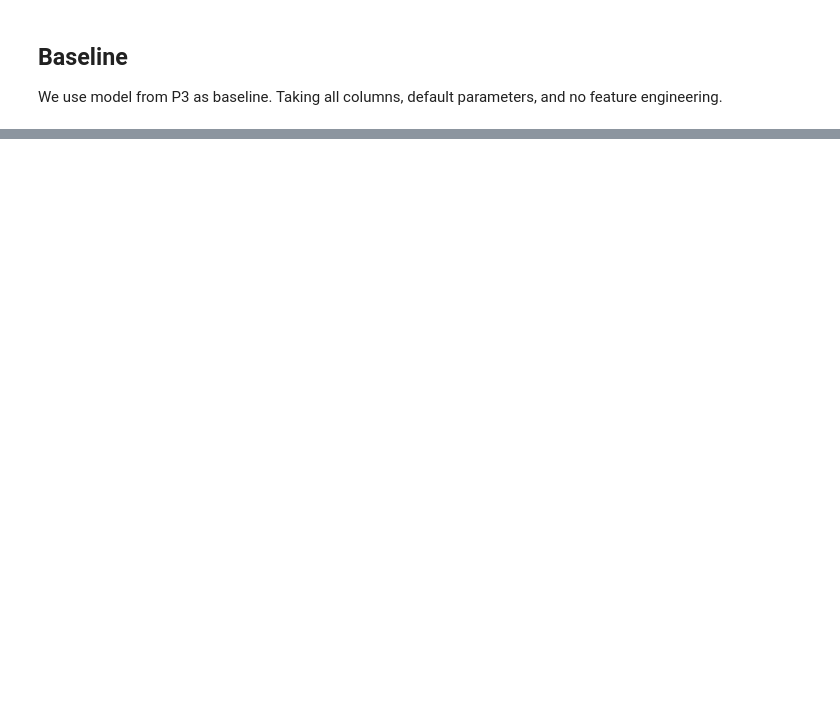
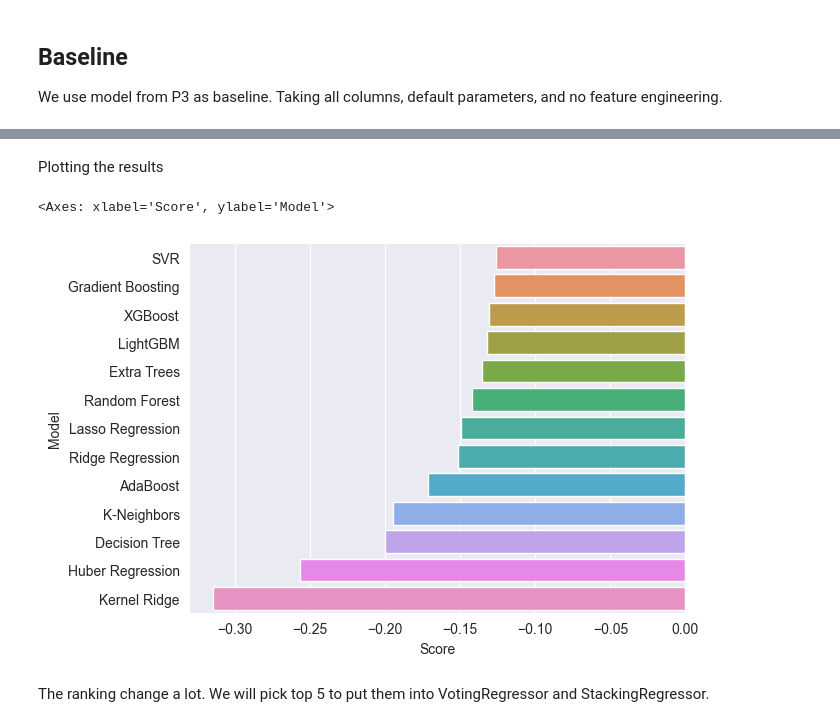
Before and after one commit to DataScienceHCMUS/Analysis, a Jupyter notebook: notebooks/House Price P4.ipynb, the cells around one changed output, grey strips where cells are left out. Saved outputs shown, nothing was run; the diff lists cells and outputs as text; code cells hidden in the pictures; blank space fills up the shorter version.

```diff
--- a/notebooks/House Price P4.ipynb
+++ b/notebooks/House Price P4.ipynb
@@ -206,0 +298,20 @@ This would take very very long time.
+# %%
+k_neighbors = KNeighborsRegressor()
+
+k_neighbors_param_grid = {
+    'n_neighbors': [5, 7, 9, 11, 13, 15],
+}
+
+k_neighbors_cv = GridSearchCV(
+    k_neighbors,
+    param_grid=k_neighbors_param_grid,
+    cv=5,
+    scoring='neg_root_mean_squared_error',
+    n_jobs=-1,
+    verbose=1
+)
+
+k_neighbors_cv.fit(df_preprocess, df_target)
+
+print(f'Best score: {k_neighbors_cv.best_score_}')
+print(f'Best params: {k_neighbors_cv.best_params_}')
@@ -206,0 +399,42 @@ This would take very very long time.
+# %% [markdown]
+Plotting the results
+# %%
+df_score = pd.DataFrame({
+    'Model': [
+        'Ridge Regression',
+        'Lasso Regression',
+        'Huber Regression',
+        'AdaBoost',
+        'Random Forest',
+        'Extra Trees',
+        'Gradient Boosting',
+        'SVR',
+        'Decision Tree',
+        'K-Neighbors',
+        'Kernel Ridge',
+        'XGBoost',
+        'LightGBM',
+    ],
+    'Score': [
+        ridge_cv.best_score_,
+        lasso_cv.best_score_,
+        huber_cv.best_score_,
+        ada_cv.best_score_,
+        random_forest_cv.best_score_,
+        extra_tree_cv.best_score_,
+        gradient_boosting_cv.best_score_,
+        svr_cv.best_score_,
+        decision_tree_cv.best_score_,
+        k_neighbors_cv.best_score_,
+        kernel_ridge_cv.best_score_,
+        xgboost_cv.best_score_,
+        lightgbm_cv.best_score_,
+    ]
+})
+
+sns.barplot(x='Score', y='Model', data=df_score.sort_values(by='Score', ascending=False))
+# %% [output]
+<Axes: xlabel='Score', ylabel='Model'>
+[figure, added]
+# %% [markdown]
+The ranking change a lot. We will pick top 5 to put them into VotingRegressor and StackingRegressor.
```
Also changed, not shown: parts of 39 cells of this notebook, 1 other file.
